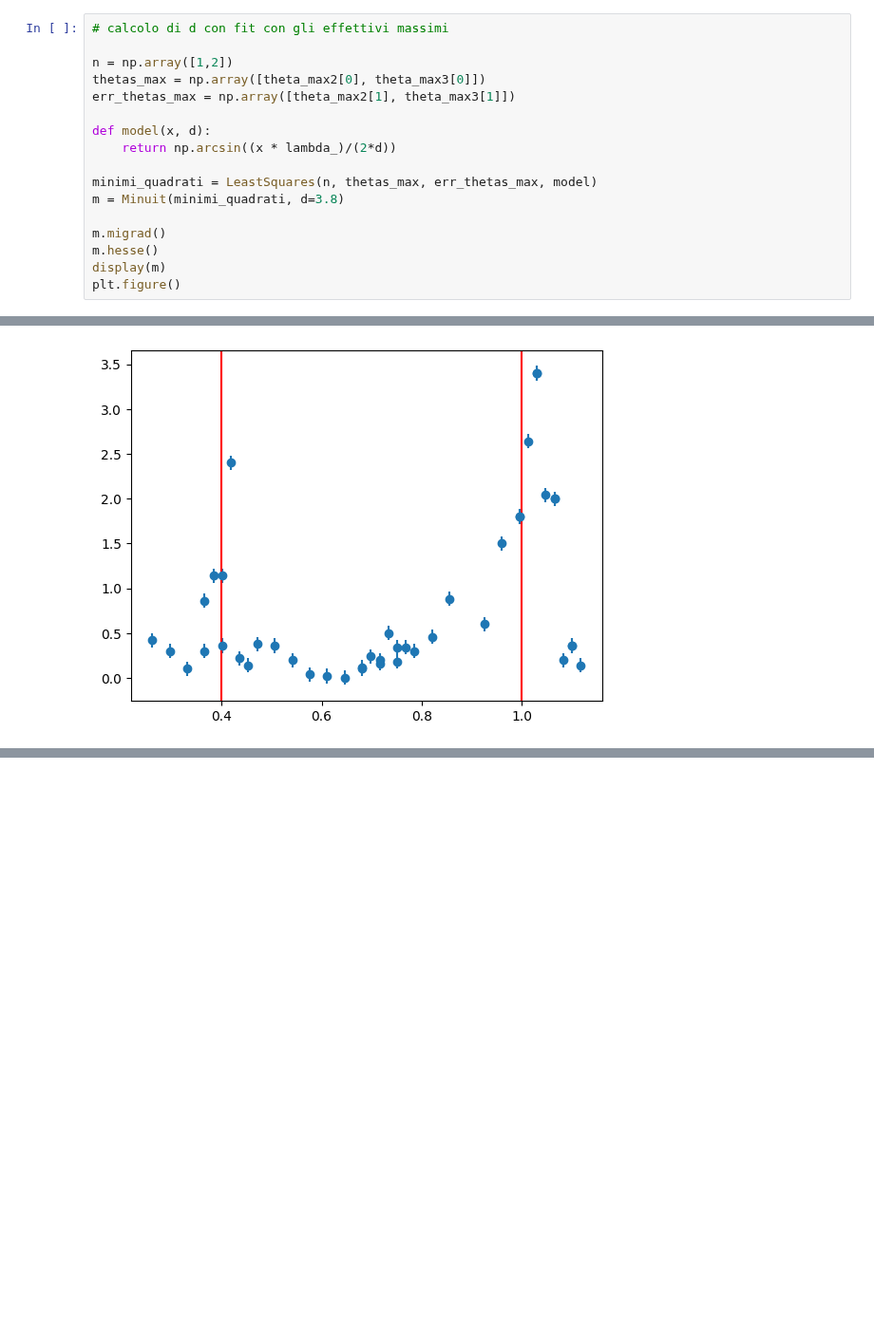
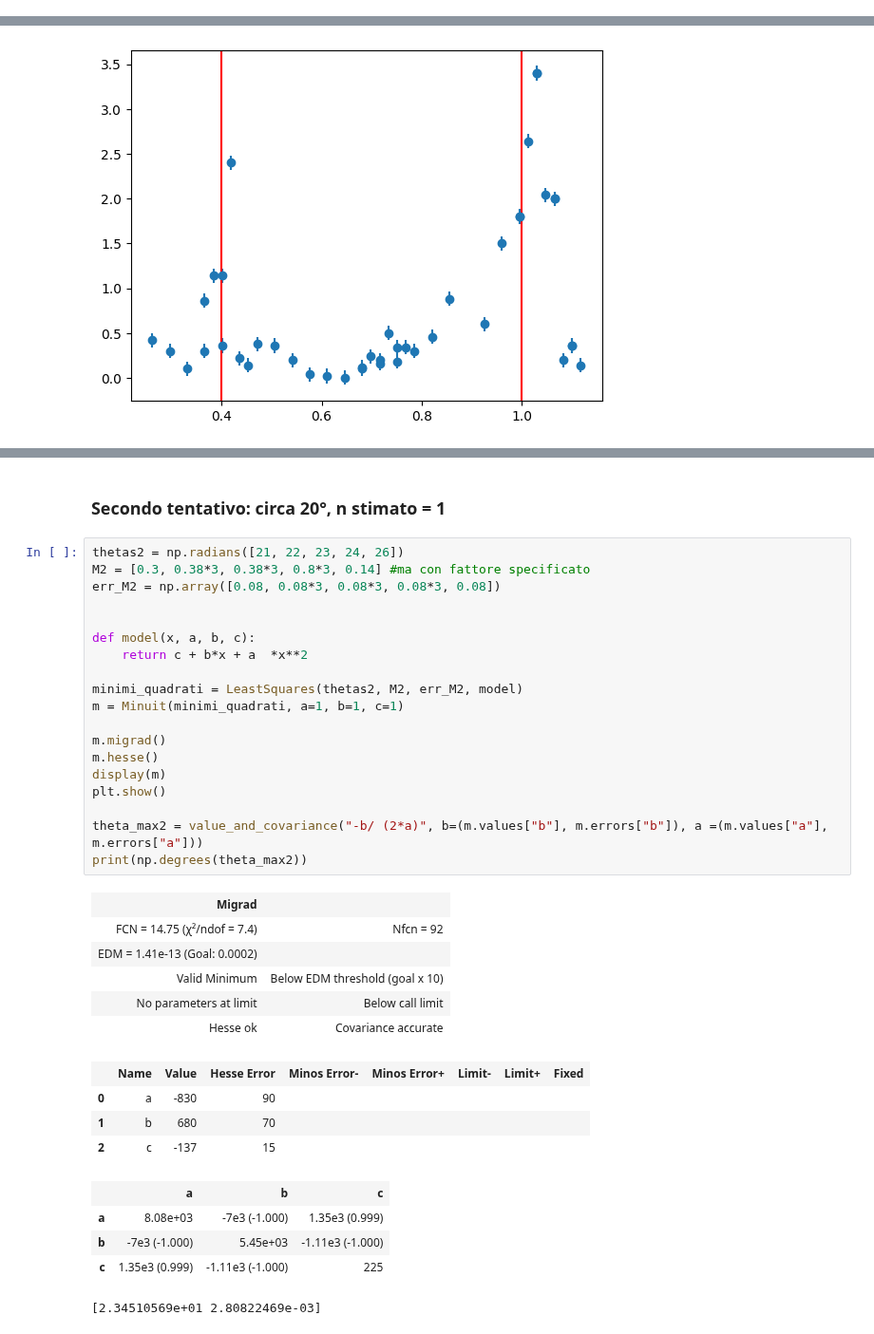
Before and after one commit to ARossiUnimib/Laboratorio-2---Gruppo-21-A.A.-2023-24, a Jupyter notebook: Notebooks/Microonde/Microonde.ipynb, the cells around one changed output, grey strips where cells are left out. Shown at 95% size. Drawn from its saved outputs; the diff is of its cells as text; blank space fills up the shorter version.

```diff
--- a/Notebooks/Microonde/Microonde.ipynb
+++ b/Notebooks/Microonde/Microonde.ipynb
@@ -570,17 +381,0 @@ print(d3)
-# %%
-# calcolo di d con fit con gli effettivi massimi
-
-n = np.array([1,2])
-thetas_max = np.array([theta_max2[0], theta_max3[0]])
-err_thetas_max = np.array([theta_max2[1], theta_max3[1]])
-
-def model(x, d):
-    return np.arcsin((x * lambda_)/(2*d))
-
-minimi_quadrati = LeastSquares(n, thetas_max, err_thetas_max, model)
-m = Minuit(minimi_quadrati, d=3.8)
-
-m.migrad()
-m.hesse()
-display(m)
-plt.figure()
@@ -624,0 +465,37 @@ plt.show()
+# %% [markdown]
+### Secondo tentativo: circa 20°, n stimato = 1
+# %%
+thetas2 = np.radians([21, 22, 23, 24, 26])
+M2 = [0.3, 0.38*3, 0.38*3, 0.8*3, 0.14] #ma con fattore specificato
+err_M2 = np.array([0.08, 0.08*3, 0.08*3, 0.08*3, 0.08])
+
+
+def model(x, a, b, c):
+    return c + b*x + a  *x**2
+
+minimi_quadrati = LeastSquares(thetas2, M2, err_M2, model)
+m = Minuit(minimi_quadrati, a=1, b=1, c=1)
+
+m.migrad()
+m.hesse()
+display(m)
+plt.show()
+
+theta_max2 = value_and_covariance("-b/ (2*a)", b=(m.values["b"], m.errors["b"]), a =(m.values["a"], m.errors["a"]))
+print(np.degrees(theta_max2))
+# %% [output]
+| Migrad |  |
+| FCN = 14.75 (χ²/ndof = 7.4) | Nfcn = 92 |
+| EDM = 1.41e-13 (Goal: 0.0002) |  |
+| Valid Minimum | Below EDM threshold (goal x 10) |
+| No parameters at limit | Below call limit |
+| Hesse ok | Covariance accurate |
+|  | Name | Value | Hesse Error | Minos Error- | Minos Error+ | Limit- | Limit+ | Fixed |
+| 0 | a | -830 | 90 |  |  |  |  |  |
+| 1 | b | 680 | 70 |  |  |  |  |  |
+| 2 | c | -137 | 15 |  |  |  |  |  |
+|  | a | b | c |
+| a | 8.08e+03 | -7e3 (-1.000) | 1.35e3 (0.999) |
+| b | -7e3 (-1.000) | 5.45e+03 | -1.11e3 (-1.000) |
+| c | 1.35e3 (0.999) | -1.11e3 (-1.000) | 225 |
+[2.34510569e+01 2.80822469e-03]
```
Also changed, not shown: parts of 31 cells of this notebook.
